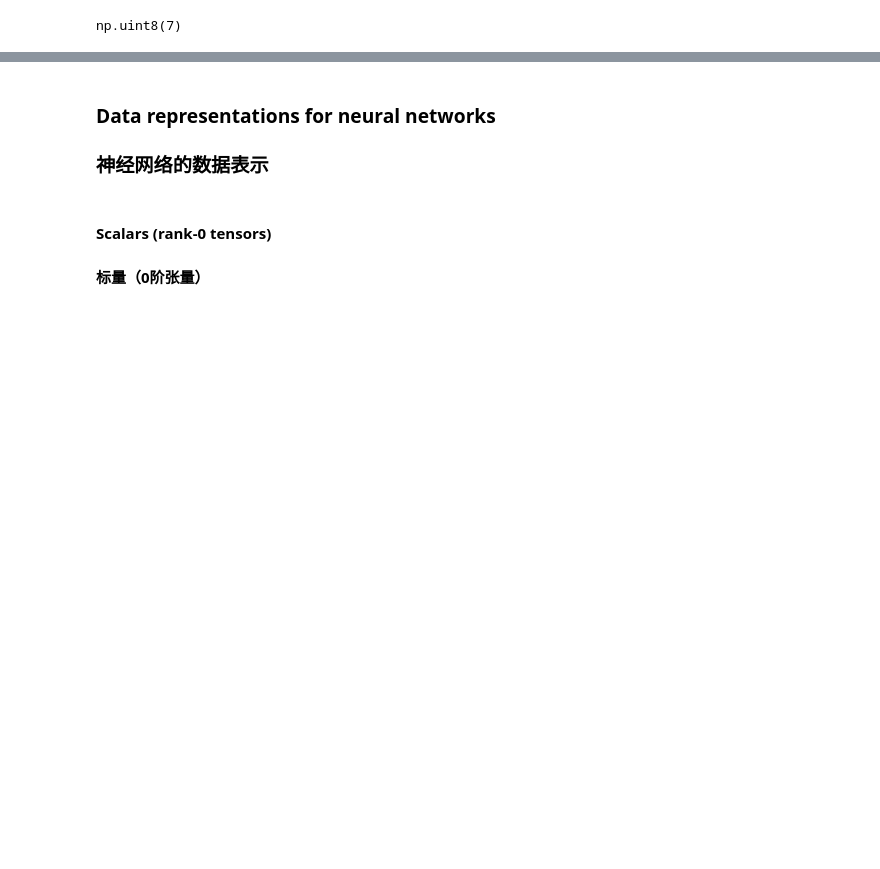
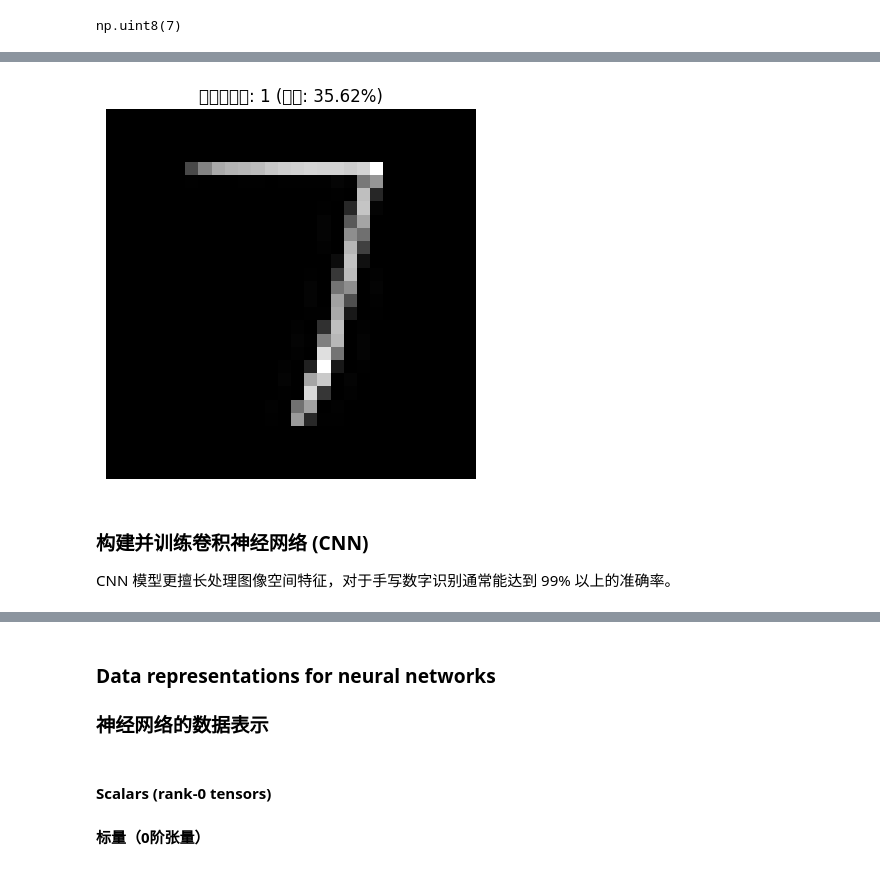
Before and after one commit to YUFEIFUT/deep-learning-with-python-notebooks, a Jupyter notebook: chapter02_mathematical-building-blocks.ipynb, the cells around one changed output, grey strips where cells are left out. Saved outputs shown, nothing was run; the diff lists cells and outputs as text; code cells hidden in the pictures; blank space fills up the shorter version.

```diff
--- a/chapter02_mathematical-building-blocks.ipynb
+++ b/chapter02_mathematical-building-blocks.ipynb
@@ -140,0 +201,44 @@ test_acc: 0.980400025844574
+# %%
+from PIL import Image, ImageOps
+import numpy as np
+import matplotlib.pyplot as plt
+
+def robust_predict(filename):
+    # 1. 加载并转为灰度
+    img = Image.open(filename).convert('L')
+
+    # 2. 自动反转颜色：确保是黑底白字
+    # MNIST 是黑底 (0) 白字 (255)
+    img_array = np.array(img)
+    if np.mean(img_array) > 127:
+        img = ImageOps.invert(img)
+
+    # 3. 核心改进：去除白边并居中 (模拟 MNIST 的预处理)
+    # 找到有像素的边界框
+    bbox = img.getbbox()
+    if bbox:
+        img = img.crop(bbox)
+
+    # 缩放至 20x20 (保持比例)，然后放在 28x28 的中心
+    img.thumbnail((20, 20), Image.Resampling.LANCZOS)
+    new_img = Image.new('L', (28, 28), (0))
+    offset = ((28 - img.size[0]) // 2, (28 - img.size[1]) // 2)
+    new_img.paste(img, offset)
+
+    # 4. 最终输入处理
+    final_array = np.array(new_img)
+    img_input = final_array.reshape(1, 28 * 28).astype("float32") / 255
+
+    # 5. 预测
+    prediction = model.predict(img_input)
+    predicted_label = np.argmax(prediction)
+
+    # 可视化
+    plt.imshow(final_array, cmap='gray')
+    plt.title(f"修正后预测: {predicted_label} (概率: {np.max(prediction):.2%})")
+    plt.axis('off')
+    plt.show()
+
+# 使用之前上传的文件 '7.png'
+robust_predict('7.png')
+# %% [output]
@@ -140,0 +246,4 @@ test_acc: 0.980400025844574
+[figure, added]
+# %% [markdown]
+### 构建并训练卷积神经网络 (CNN)
+CNN 模型更擅长处理图像空间特征，对于手写数字识别通常能达到 99% 以上的准确率。
```
Also changed, not shown: parts of 14 cells of this notebook.
